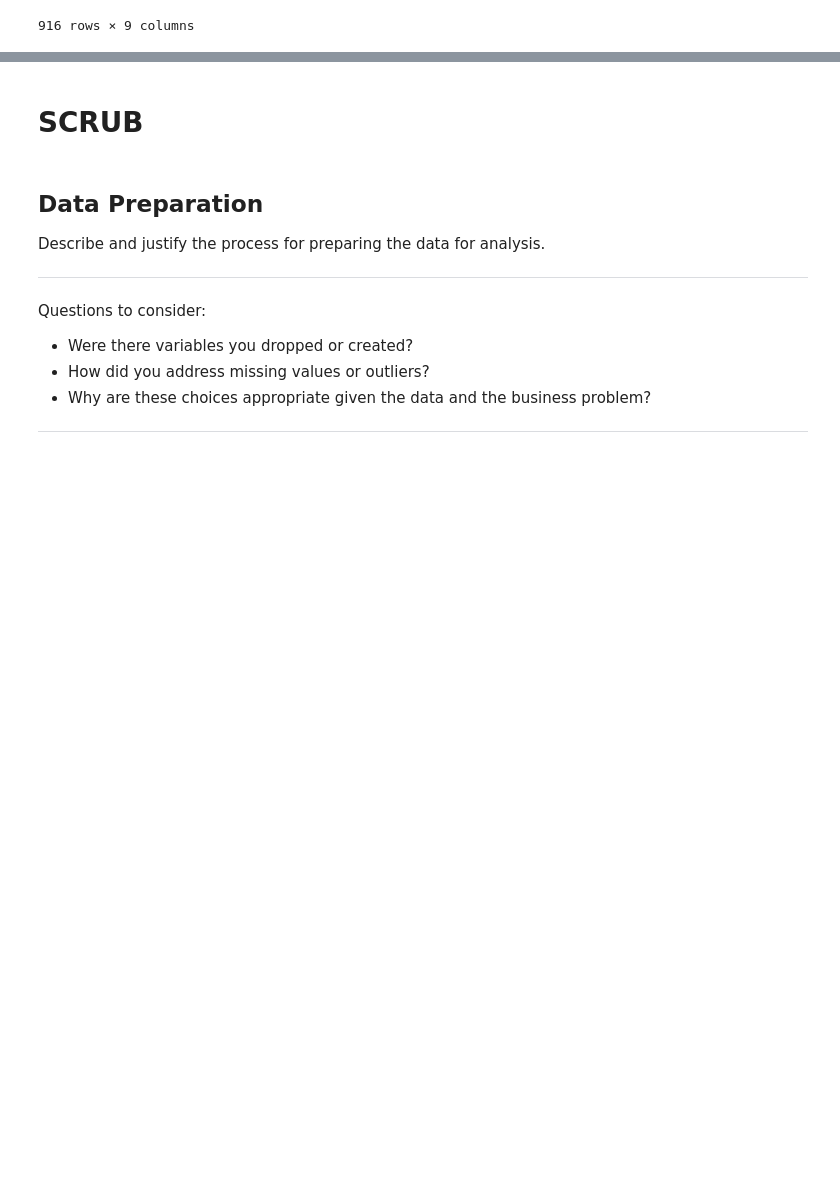
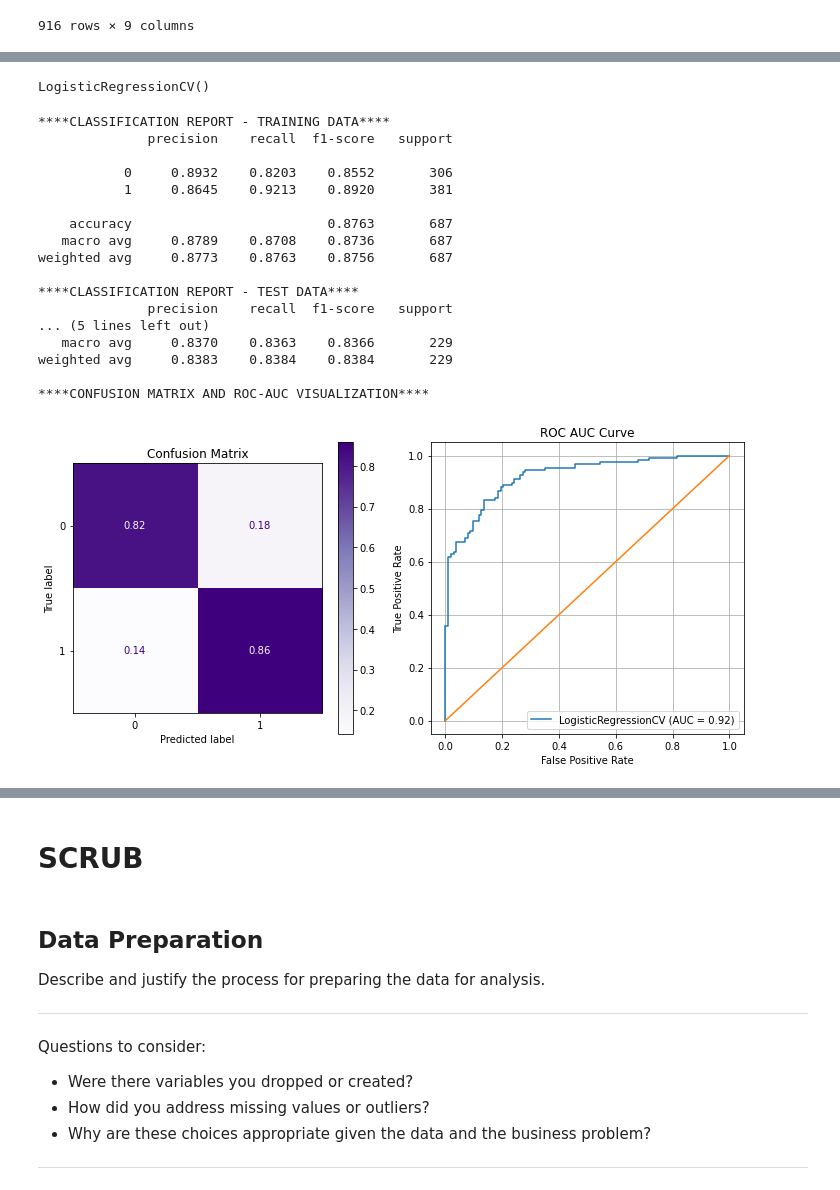
Before and after one commit to ds-leehanjin/heart_failure, a Jupyter notebook: index_OSEMN_plus_mvp.ipynb, the cells around one changed output, grey strips where cells are left out. Cells and saved outputs as stored; diff of their text form; code cells hidden in the pictures; blank space fills up the shorter version.

```diff
--- a/index_OSEMN_plus_mvp.ipynb
+++ b/index_OSEMN_plus_mvp.ipynb
@@ -709,3 +670,6 @@ def evaluate_model(model, X_train, y_train, X_test, y_test, digits=4,
         params = pd.DataFrame(pd.Series(model.get_params()))
         params.columns=['parameters']
         display(params)
+# %%
+y = df_model['HeartDisease']
+X = df_model.drop('HeartDisease', axis=1)
@@ -711,0 +691,36 @@ def evaluate_model(model, X_train, y_train, X_test, y_test, digits=4,
+# %%
+X_train, X_test, y_train, y_test = train_test_split(X, y)
+# %%
+# Get list of column names
+cols = X_train.columns
+
+# Scale columns
+scaler = StandardScaler()
+X_train = pd.DataFrame(scaler.fit_transform(X_train), columns=cols)
+X_test = pd.DataFrame(scaler.transform(X_test), columns=cols)
+# %%
+lr = LogisticRegressionCV()
+lr.fit(X_train, y_train)
+# %% [output]
+LogisticRegressionCV()
+# %%
+evaluate_model(lr, X_train, y_train, X_test, y_test)
+# %% [output]
+****CLASSIFICATION REPORT - TRAINING DATA****
+              precision    recall  f1-score   support
+
+           0     0.8932    0.8203    0.8552       306
+           1     0.8645    0.9213    0.8920       381
+
+    accuracy                         0.8763       687
+   macro avg     0.8789    0.8708    0.8736       687
+weighted avg     0.8773    0.8763    0.8756       687
+
+****CLASSIFICATION REPORT - TEST DATA****
+              precision    recall  f1-score   support
+... (5 lines left out)
+   macro avg     0.8370    0.8363    0.8366       229
+weighted avg     0.8383    0.8384    0.8384       229
+
+****CONFUSION MATRIX AND ROC-AUC VISUALIZATION****
+[figure, added]
```
Also changed, not shown: parts of 35 cells of this notebook.
